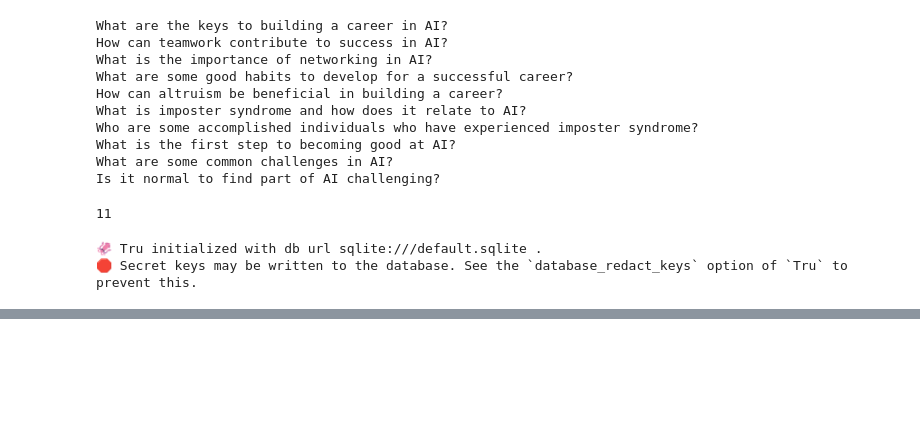
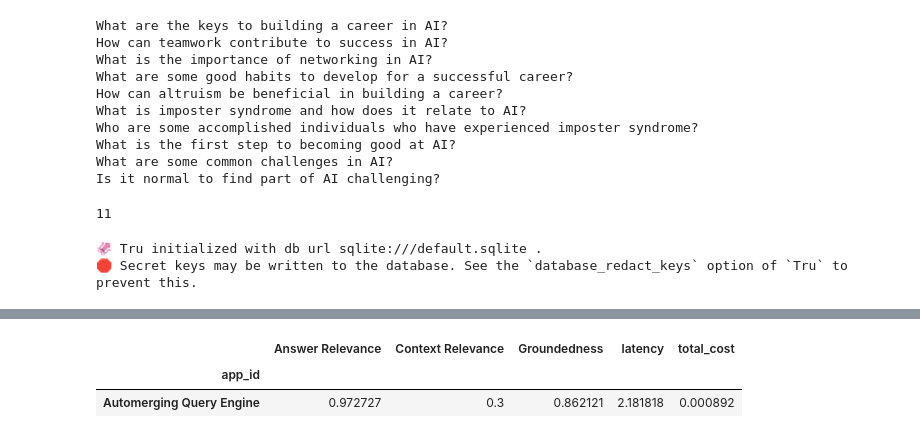
Before and after one commit to chrucci/GenAI-playground, a Jupyter notebook: jupyter/LlamaIndexRag/1-AdvancedRagPipeline.ipynb, the cells around one changed output, grey strips where cells are left out. Cells and saved outputs as stored; diff of their text form; code cells hidden in the pictures; blank space fills up the shorter version.

```diff
--- a/jupyter/LlamaIndexRag/1-AdvancedRagPipeline.ipynb
+++ b/jupyter/LlamaIndexRag/1-AdvancedRagPipeline.ipynb
@@ -98,0 +335,6 @@ tru.reset_database()
+# %%
+tru.get_leaderboard(app_ids=[])
+# %% [output]
+|  | Answer Relevance | Context Relevance | Groundedness | latency | total_cost |
+| app_id |  |  |  |  |  |
+| Automerging Query Engine | 0.972727 | 0.3 | 0.862121 | 2.181818 | 0.000892 |
```
Also changed, not shown: parts of 25 cells of this notebook, 4 other files.
